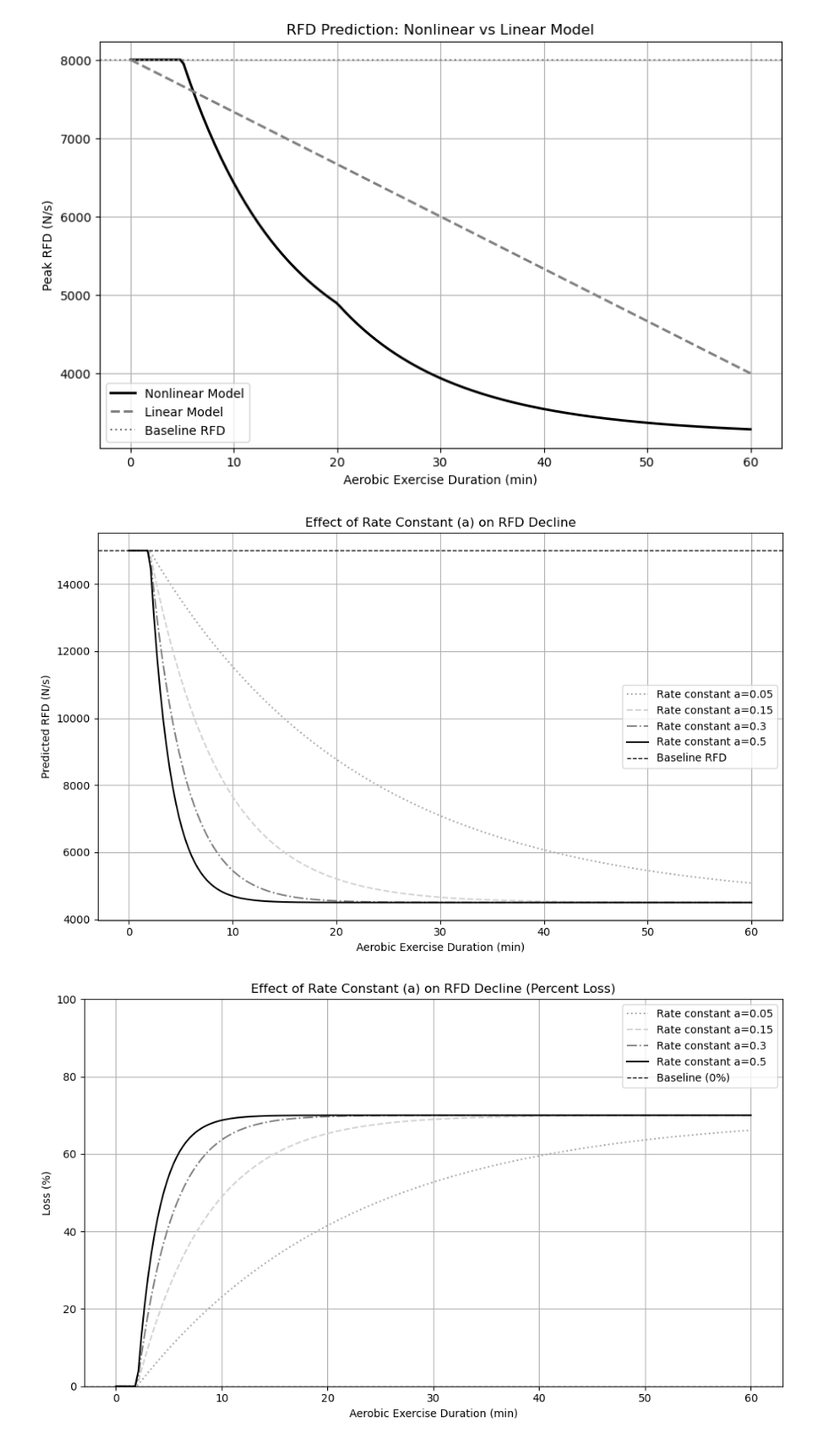
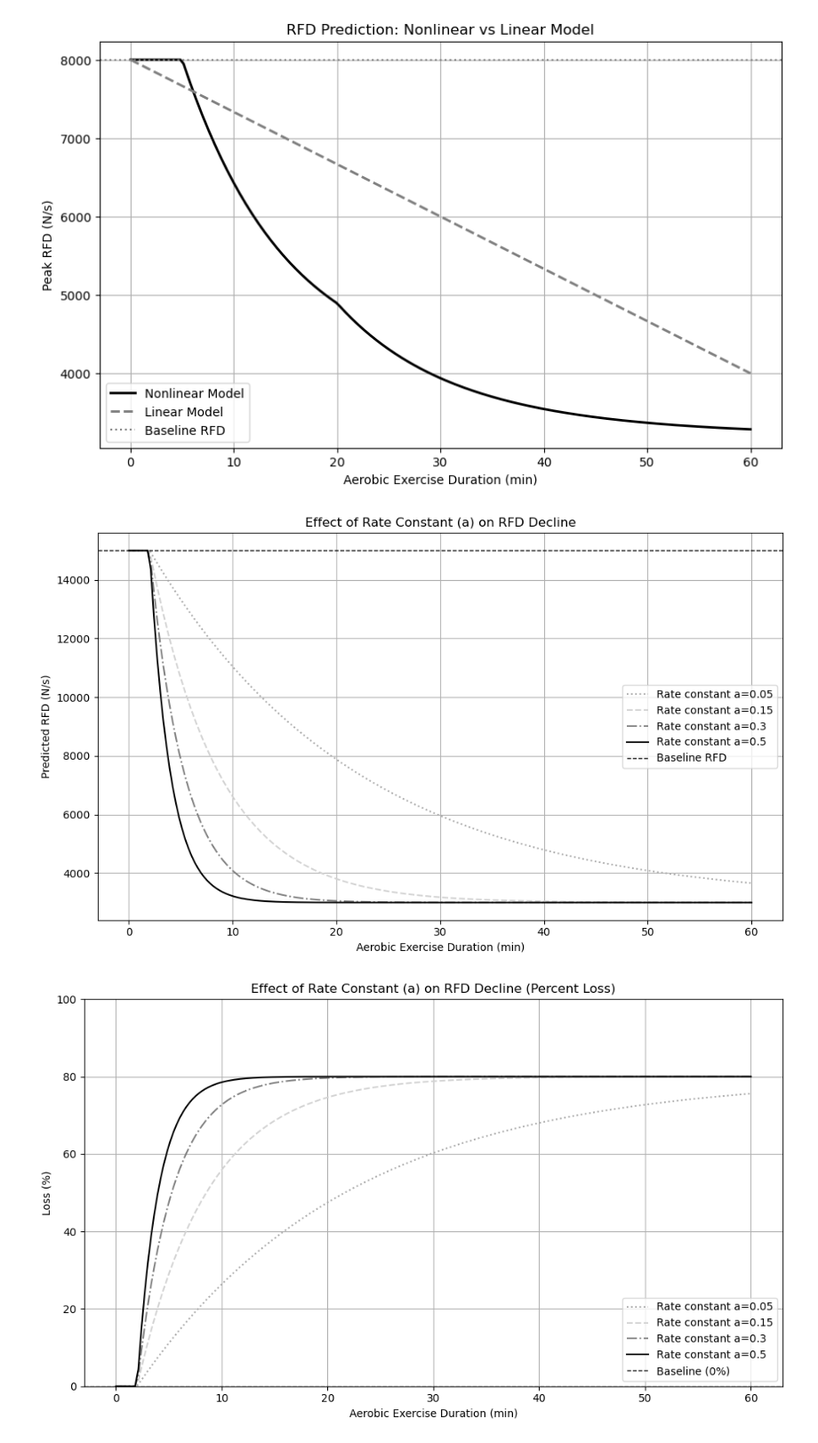
Before and after one commit to PistilliLab/RFDsimulator, a Jupyter notebook: FTCurveSim.ipynb, the cells around one changed output. Shown at 89% size. Saved outputs shown, nothing was run; the diff lists cells and outputs as text; code cells hidden in the pictures.

Commit message:
Updated Notebook to Reflect Revised Figures

```diff
--- a/FTCurveSim.ipynb
+++ b/FTCurveSim.ipynb
@@ -169,7 +170,13 @@ RFD_0 = 15000   # baseline RFD (N/s)
 durations = np.linspace(0, 60, 200)
 
 # Different rate constants for comparison
-a_values = [0.05, 0.15, 0.3, 0.5]  # very gradual → very steep
+# (rate constant a, maximum fractional loss)
+curve_params = [
+    (0.05, 0.80),
+    (0.15, 0.80),
+    (0.30, 0.80),
+    (0.50, 0.80),
+]
 colors = ['darkgray', 'lightgray', 'gray', 'black']
 linestyles = [':', '--', '-.', '-']
 
@@ -178,8 +185,8 @@ linestyles = [':', '--', '-.', '-']
 # -----------------------------
 plt.figure(figsize=(10, 6))
 
-for a, c, l in zip(a_values, colors, linestyles):
-    RFD_curve = nonlinear_rfd(durations, RFD_0, k_RFD=0.7, a=a, d0=2)
+for (a, max_loss), c, l in zip(curve_params, colors, linestyles):
+    RFD_curve = nonlinear_rfd(durations, RFD_0, k_RFD=max_loss, a=a, d0=2)
     plt.plot(durations, RFD_curve, color=c, linestyle=l, label=f"Rate constant a={a}")
 
 # Baseline line (no exercise)
@@ -194,32 +201,32 @@ plt.tight_layout()
 plt.savefig("Rate_Constant.png", dpi=300)
 plt.show()
 # %% [output]
-[figure, old version]
+[figure, new version]
 # %%
 # -----------------------------
 # Plot Percent Loss
 # -----------------------------
 plt.figure(figsize=(10, 6))
 
-for a, c, l in zip(a_values, colors, linestyles):
-    RFD_curve = nonlinear_rfd(durations, RFD_0, k_RFD=0.7, a=a, d0=2)
+for (a, max_loss), c, l in zip(curve_params, colors, linestyles):
+    RFD_curve = nonlinear_rfd(durations, RFD_0, k_RFD=max_loss, a=a, d0=2)
     percent_change = (RFD_curve - RFD_0) / RFD_0 * -100
     plt.plot(durations, percent_change, color=c, linestyle=l, label=f"Rate constant a={a}")
 
 # Baseline (0% change)
 plt.axhline(0, color='k', linestyle='--', linewidth=1, label="Baseline (0%)")
 
 plt.title("Effect of Rate Constant (a) on RFD Decline (Percent Loss)")
 plt.xlabel("Aerobic Exercise Duration (min)")
 plt.ylabel("Loss (%)")
 plt.ylim(0, 100)
 plt.grid(True)
 plt.legend()
 plt.tight_layout()
 plt.savefig("Rate_Constant_PercentChange.png", dpi=300)
 plt.show()
 # %% [output]
-[figure, old version]
+[figure, new version]
 # %%
 # -----------------------------
 # Parameters
```
Also changed, not shown: parts of 8 cells of this notebook.
